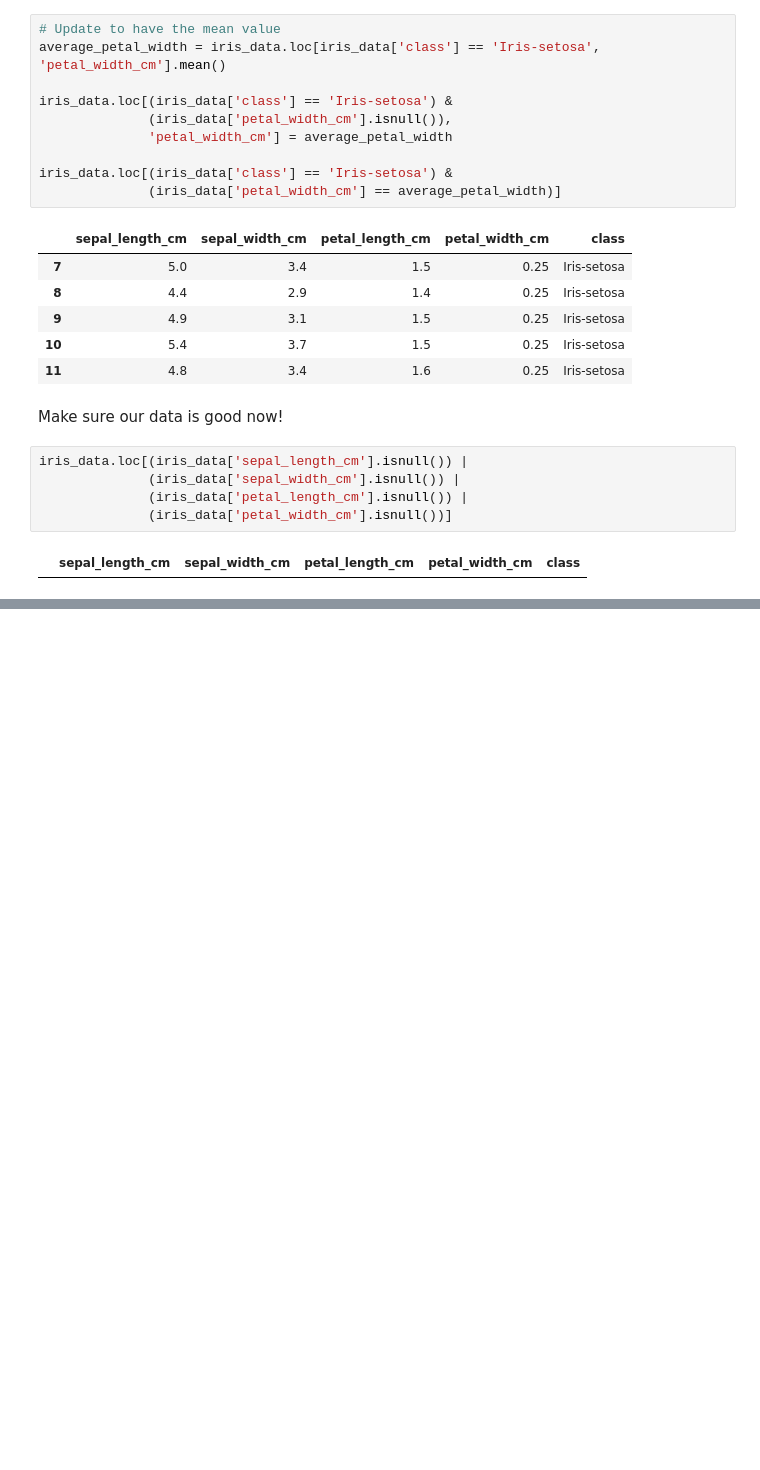
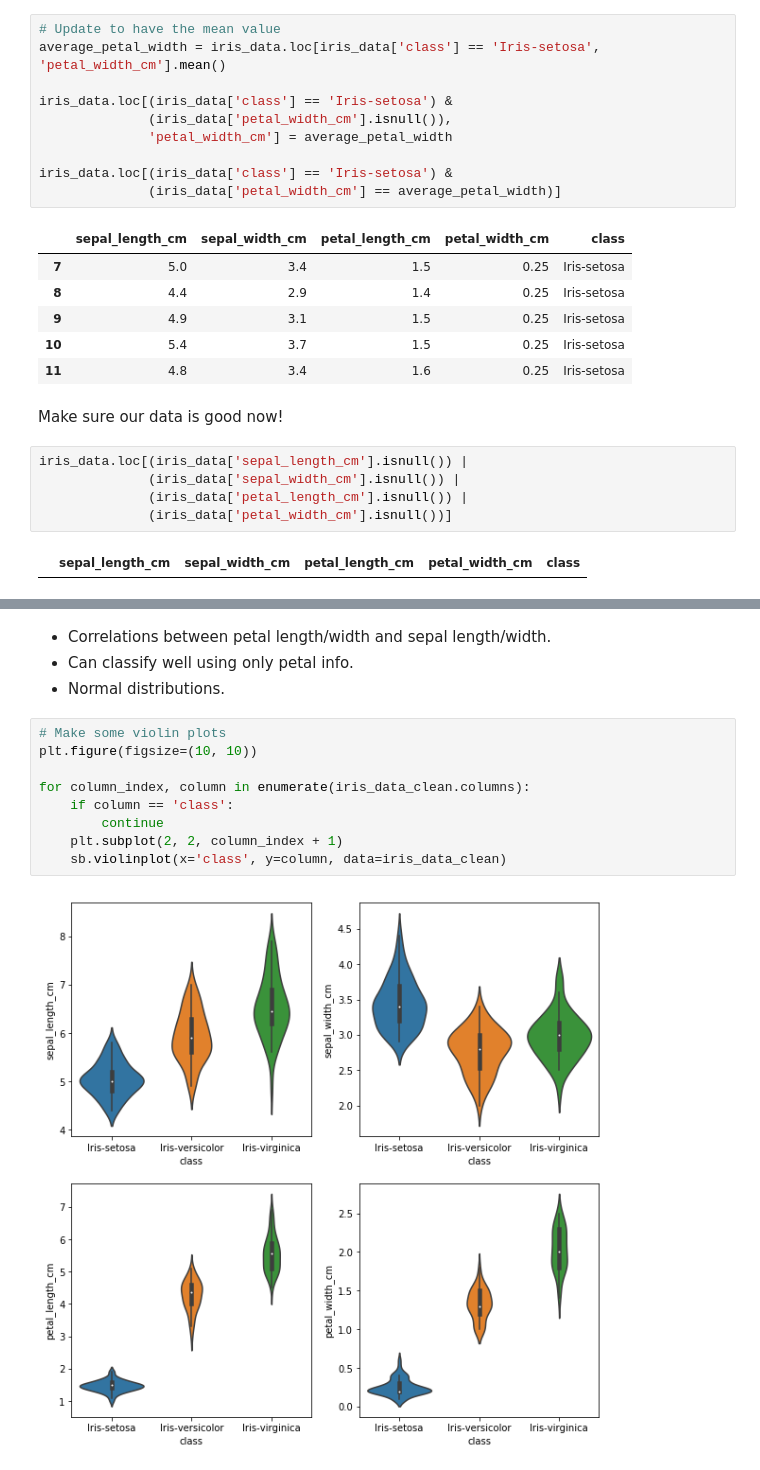
Before and after one commit to kalyons11/notebooks, a Jupyter notebook: iris_data_notebook.ipynb, the cells around one changed output, grey strips where cells are left out. Drawn from its saved outputs; the diff is of its cells as text; blank space fills up the shorter version.

```diff
--- a/iris_data_notebook.ipynb
+++ b/iris_data_notebook.ipynb
@@ -166,0 +197,15 @@ sb.pairplot(iris_data_clean, hue='class')
+# %% [markdown]
+- Correlations between petal length/width and sepal length/width.
+- Can classify well using only petal info.
+- Normal distributions.
+# %%
+# Make some violin plots
+plt.figure(figsize=(10, 10))
+
+for column_index, column in enumerate(iris_data_clean.columns):
+    if column == 'class':
+        continue
+    plt.subplot(2, 2, column_index + 1)
+    sb.violinplot(x='class', y=column, data=iris_data_clean)
+# %% [output]
+[figure, added]
```
Also changed, not shown: parts of 9 cells of this notebook.
